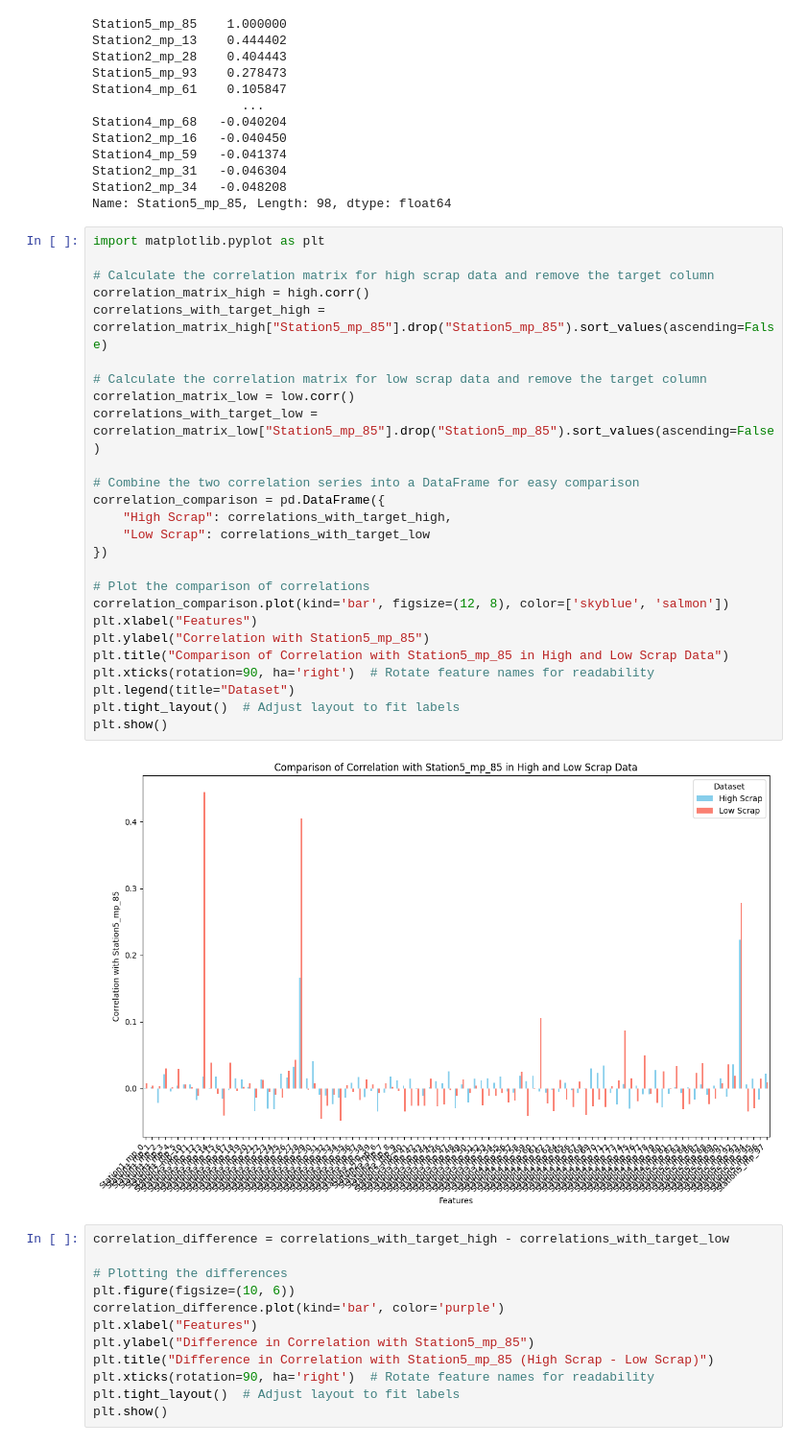
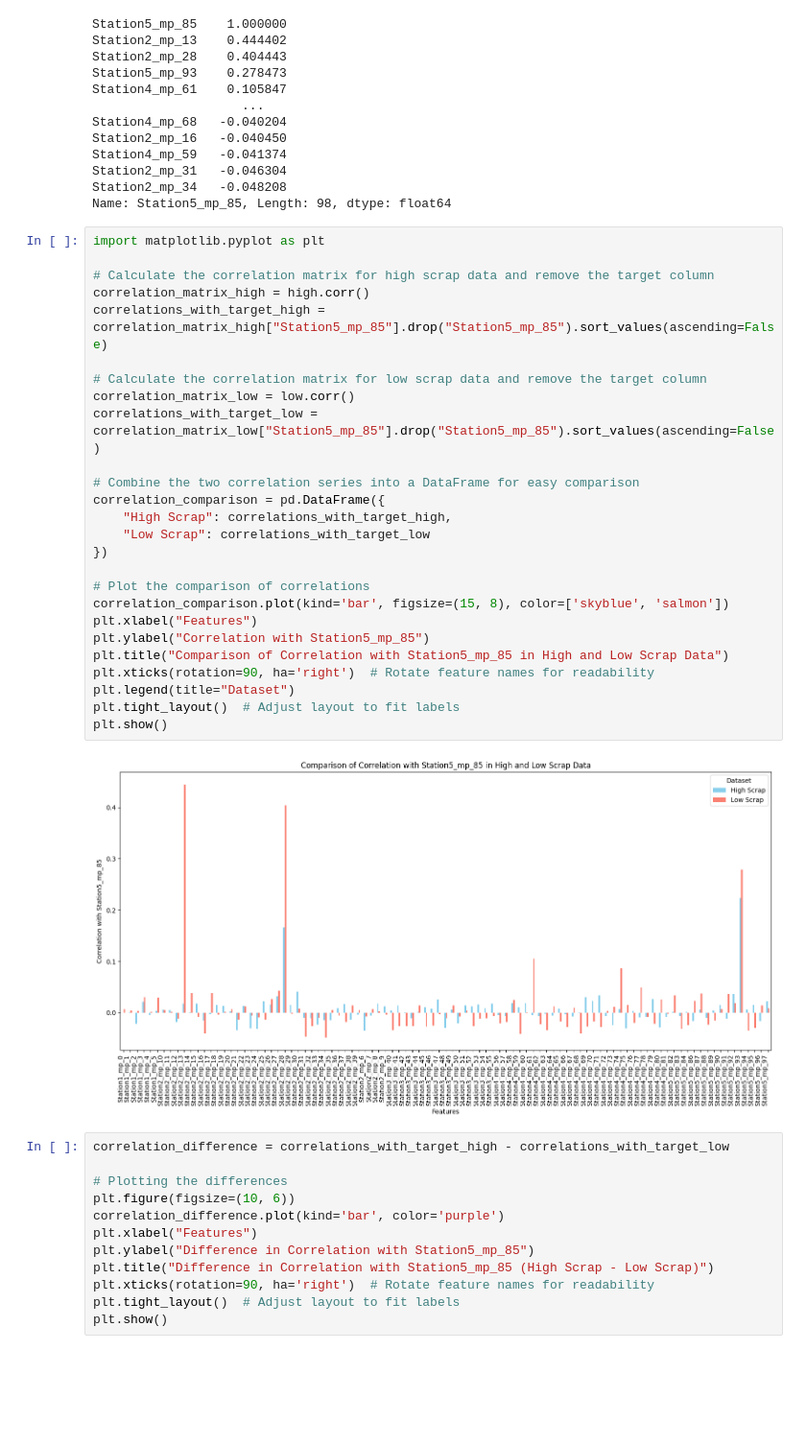
Before and after one commit to Neural-Wave/project-OgD3A, a Jupyter notebook: misc/nathan/notebook nathan.ipynb, the cells around one changed output. Shown at 96% size. Saved outputs shown, nothing was run; the diff lists cells and outputs as text; blank space fills up the shorter version.

```diff
--- a/misc/nathan/notebook nathan.ipynb
+++ b/misc/nathan/notebook nathan.ipynb
@@ -153,31 +153,31 @@ Name: Station5_mp_85, Length: 98, dtype: float64
 # %%
 import matplotlib.pyplot as plt
 
 # Calculate the correlation matrix for high scrap data and remove the target column
 correlation_matrix_high = high.corr()
 correlations_with_target_high = correlation_matrix_high["Station5_mp_85"].drop("Station5_mp_85").sort_values(ascending=False)
 
 # Calculate the correlation matrix for low scrap data and remove the target column
 correlation_matrix_low = low.corr()
 correlations_with_target_low = correlation_matrix_low["Station5_mp_85"].drop("Station5_mp_85").sort_values(ascending=False)
 
 # Combine the two correlation series into a DataFrame for easy comparison
 correlation_comparison = pd.DataFrame({
     "High Scrap": correlations_with_target_high,
     "Low Scrap": correlations_with_target_low
 })
 
 # Plot the comparison of correlations
-correlation_comparison.plot(kind='bar', figsize=(12, 8), color=['skyblue', 'salmon'])
+correlation_comparison.plot(kind='bar', figsize=(15, 8), color=['skyblue', 'salmon'])
 plt.xlabel("Features")
 plt.ylabel("Correlation with Station5_mp_85")
 plt.title("Comparison of Correlation with Station5_mp_85 in High and Low Scrap Data")
 plt.xticks(rotation=90, ha='right')  # Rotate feature names for readability
 plt.legend(title="Dataset")
 plt.tight_layout()  # Adjust layout to fit labels
 plt.show()
 # %% [output]
-[figure, old version]
+[figure, new version]
 # %%
 correlation_difference = correlations_with_target_high - correlations_with_target_low
 
```
Also changed, not shown: parts of 1 cell of this notebook, 1 other file.
